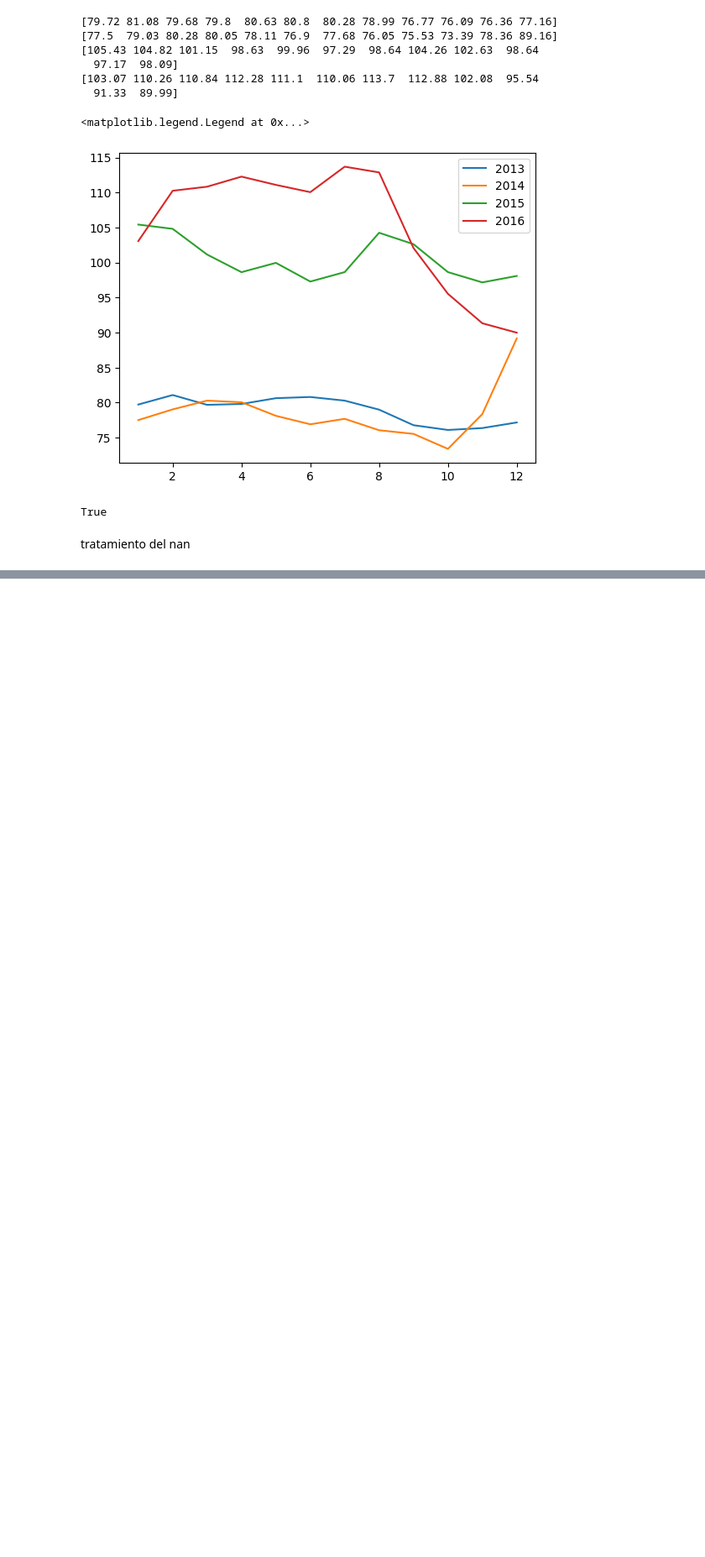
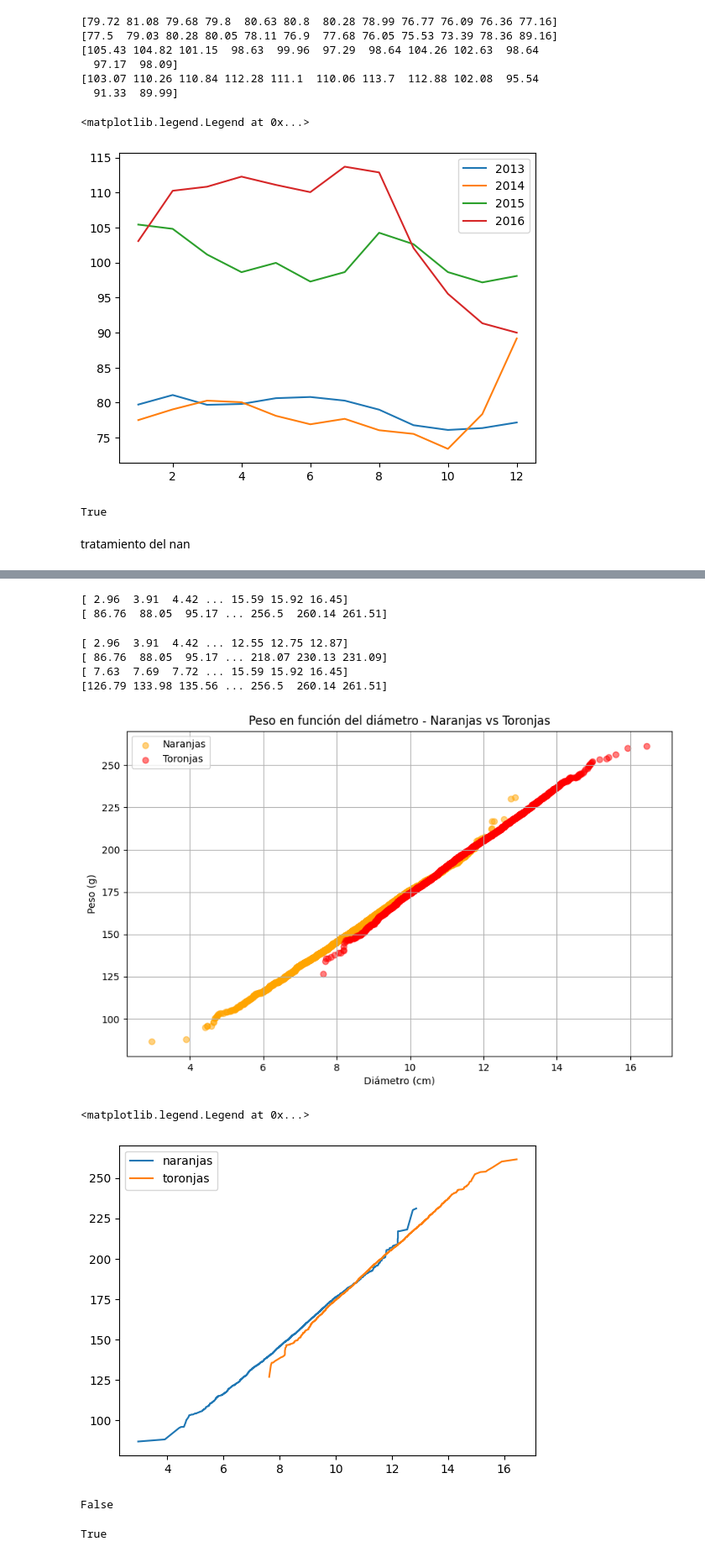
Before and after one commit to duquerson/2044-numpy-analisis-numerico-eficiente-con-python, a Jupyter notebook: Numpy.ipynb, the cells around one changed output, grey strips where cells are left out. Shown: that part at 84% size. Cells and saved outputs as stored; diff of their text form; code cells hidden in the pictures; blank space fills up the shorter version.

```diff
--- a/Numpy.ipynb
+++ b/Numpy.ipynb
@@ -216,0 +280,49 @@ tratamiento del nan
+# %%
+diametro = dt[:,0]
+print(diametro)
+peso = dt[:,1]
+print(peso)
+# %% [output]
+[ 2.96  3.91  4.42 ... 15.59 15.92 16.45]
+[ 86.76  88.05  95.17 ... 256.5  260.14 261.51]
+# %%
+# Separar datos: naranjas (0:5000), toronjas (5000 en adelante)
+diametro_naranja = diametro[:5000]
+peso_naranja = peso[:5000]
+diametro_toronja = diametro[5000:]
+peso_toronja = peso[5000:]
+print(diametro_naranja)
+print(peso_naranja)
+print(diametro_toronja)
+print(peso_toronja)
+# %% [output]
+[ 2.96  3.91  4.42 ... 12.55 12.75 12.87]
+[ 86.76  88.05  95.17 ... 218.07 230.13 231.09]
+[ 7.63  7.69  7.72 ... 15.59 15.92 16.45]
+[126.79 133.98 135.56 ... 256.5  260.14 261.51]
+# %%
+# Graficar
+plt.figure(figsize=(10,6))
+plt.scatter(diametro_naranja, peso_naranja, color='orange', label='Naranjas', alpha=0.5)
+plt.scatter(diametro_toronja, peso_toronja, color='red', label='Toronjas', alpha=0.5)
+plt.title('Peso en función del diámetro - Naranjas vs Toronjas')
+plt.xlabel('Diámetro (cm)')
+plt.ylabel('Peso (g)')
+plt.legend()
+plt.grid(True)
+plt.show()
+plt.plot(diametro_naranja,peso_naranja)
+plt.plot(diametro_toronja,peso_toronja)
+plt.legend(['naranjas','toronjas'])
+# %% [output]
+[figure, added]
+<matplotlib.legend.Legend at 0x...>
+[figure, added]
+# %%
+print(np.array_equal(diametro_naranja,diametro_toronja))
+# %% [output]
+False
+# %%
+print(np.allclose(diametro_naranja,diametro_toronja,2))
+# %% [output]
+True
```
Also changed, not shown: parts of 16 cells of this notebook.
